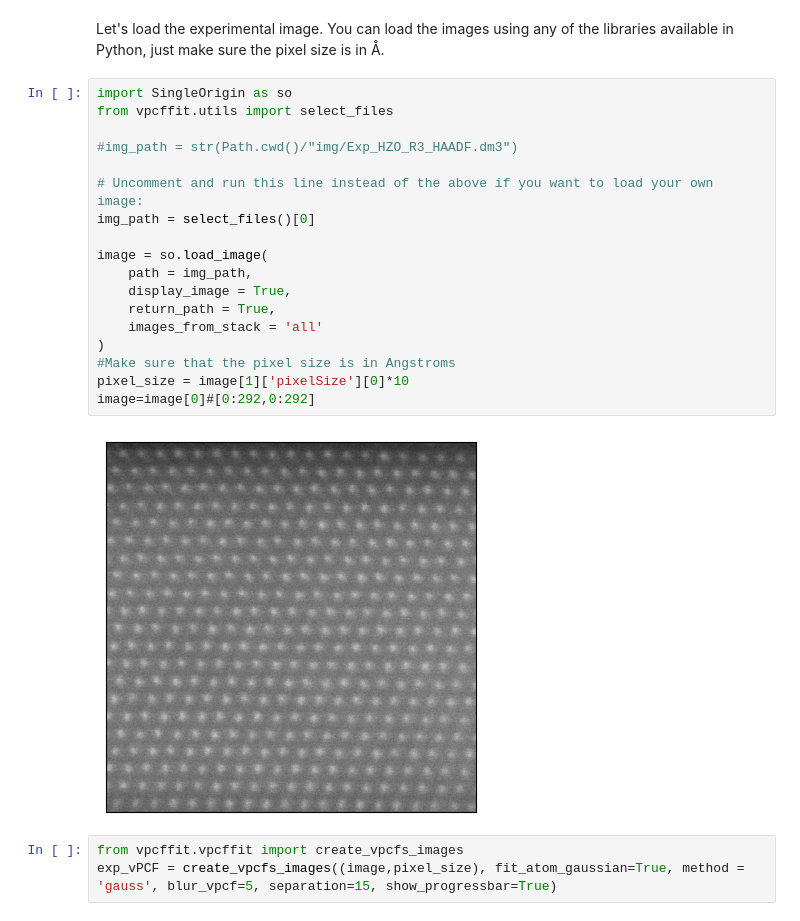
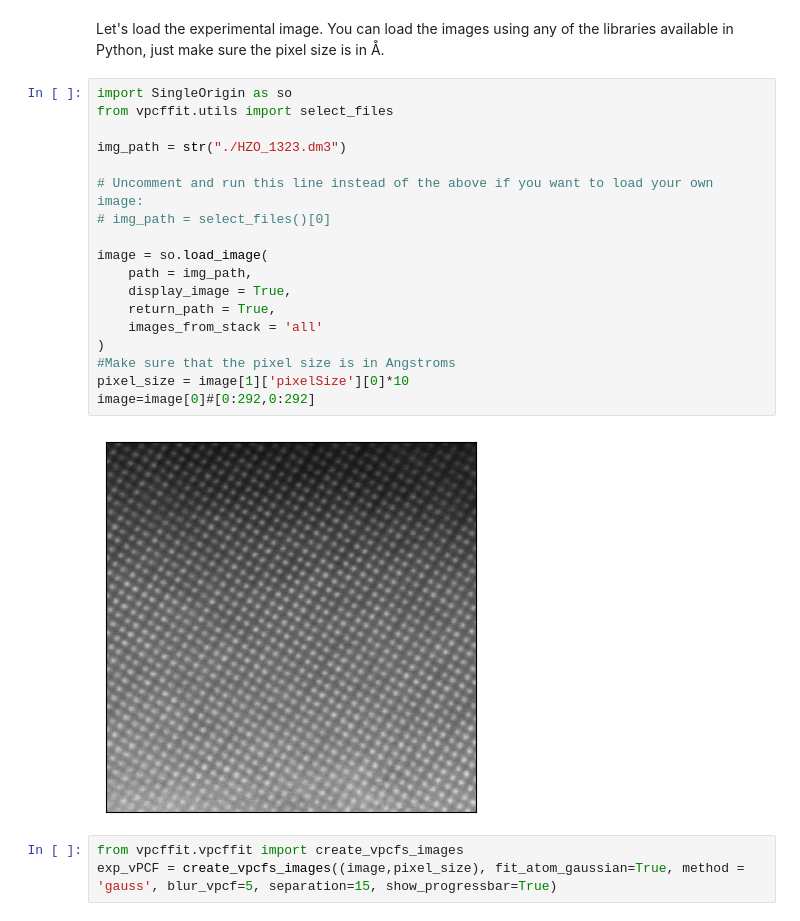
Before and after one commit to vpcffit/vpcffit, a Jupyter notebook: tutorials/Experimental_vPCF_fitting.ipynb, the cells around one changed output. Saved outputs shown, nothing was run; the diff lists cells and outputs as text.

Commit message:
Fixed relative paths

```diff
--- a/tutorials/Experimental_vPCF_fitting.ipynb
+++ b/tutorials/Experimental_vPCF_fitting.ipynb
@@ -515,23 +514,23 @@ Let's load the experimental image. You can load the images using any of the libr
 # %%
 import SingleOrigin as so
 from vpcffit.utils import select_files
 
-#img_path = str(Path.cwd()/"img/Exp_HZO_R3_HAADF.dm3")
+img_path = str("./HZO_1323.dm3")
 
 # Uncomment and run this line instead of the above if you want to load your own image:
-img_path = select_files()[0]
+# img_path = select_files()[0]
 
 image = so.load_image(
     path = img_path,
     display_image = True,
     return_path = True,
     images_from_stack = 'all'
 )
 #Make sure that the pixel size is in Angstroms
 pixel_size = image[1]['pixelSize'][0]*10
 image=image[0]#[0:292,0:292]
 # %% [output]
-[figure, old version]
+[figure, new version]
 # %%
 from vpcffit.vpcffit import create_vpcfs_images
 exp_vPCF = create_vpcfs_images((image,pixel_size), fit_atom_gaussian=True, method = 'gauss', blur_vpcf=5, separation=15, show_progressbar=True)
```
Also changed, not shown: parts of 8 cells of this notebook, 1 other file.
